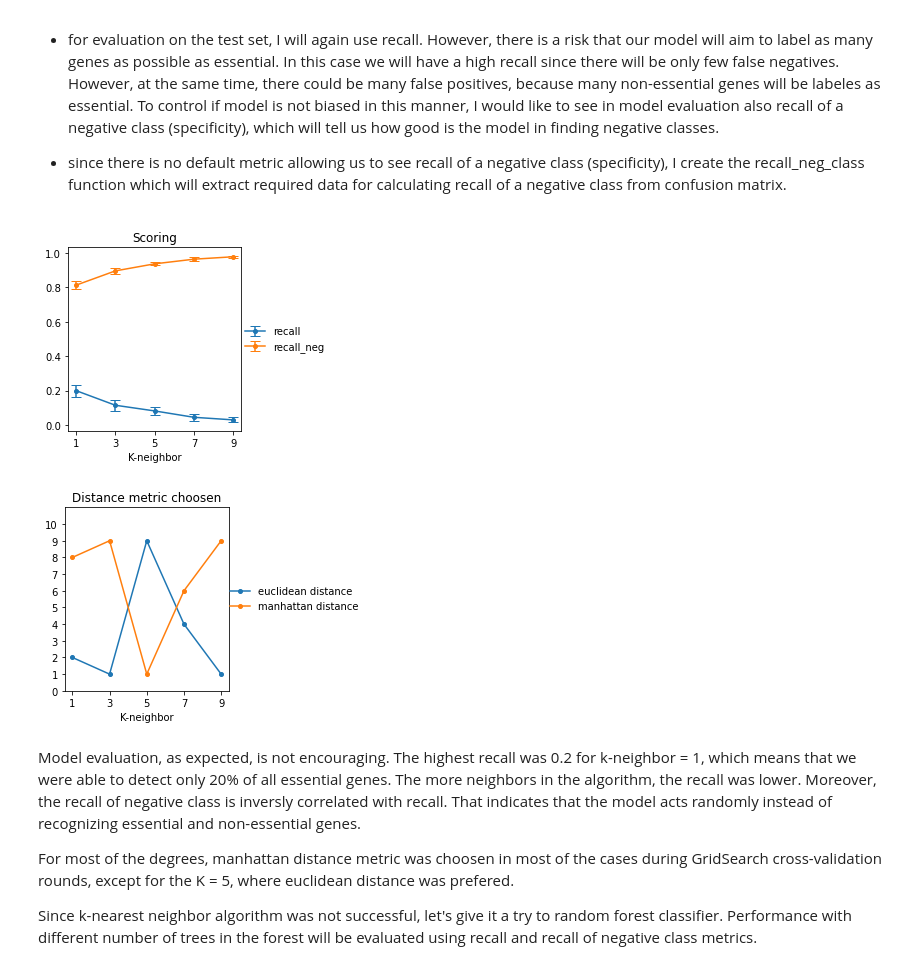
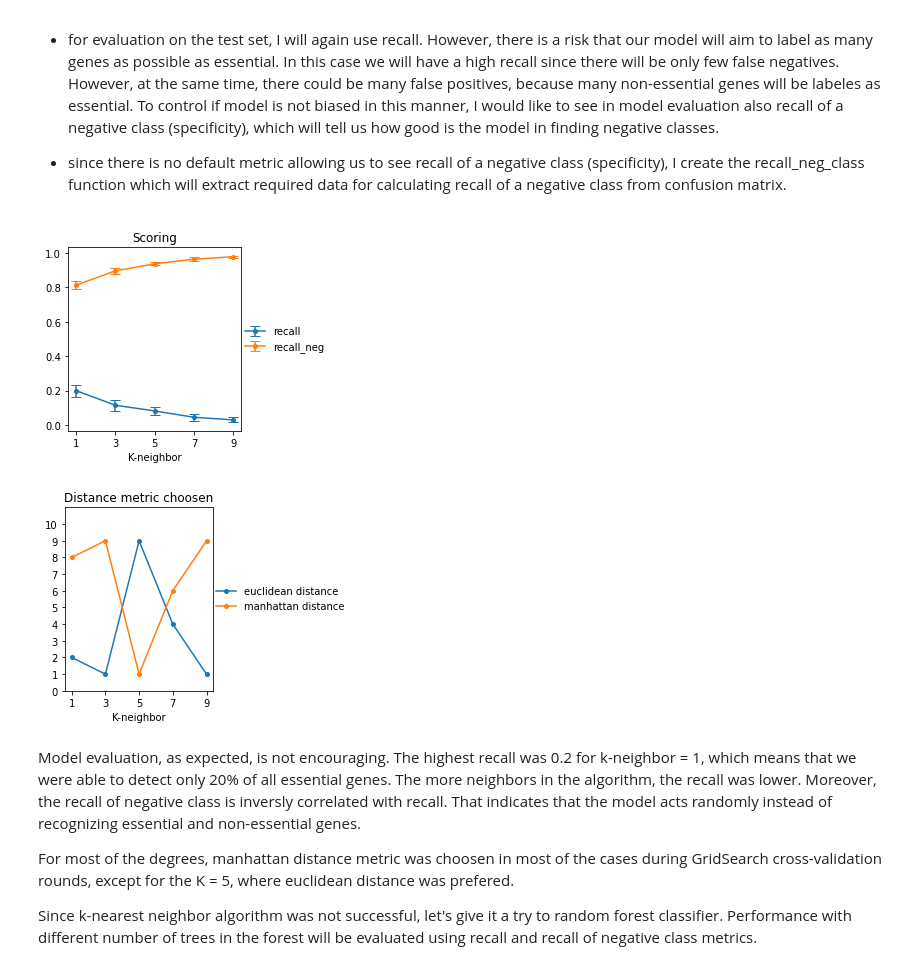
Before and after one commit to piotrsoczewka/Essential_Genes, a Jupyter notebook: Classification.ipynb, the cells around one changed output. Drawn from its saved outputs; the diff is of its cells as text; code cells hidden in the pictures.

```diff
--- a/Classification.ipynb
+++ b/Classification.ipynb
@@ -299,35 +299,35 @@ for k in neighbors:
 
     euclidean_distance.append(best_param.count('euclidean'))
     manhattan_distance.append(best_param.count('manhattan'))
 
 
 # plotting scores of recall and recall_neg scores for each k-neighbor
 plt.figure(figsize = [4.5, 3.5])
 plt.errorbar(neighbors, recall_mean_list, yerr=recall_std_list, capsize=5, marker='o', markersize=4, label='recall')
 plt.errorbar(neighbors, recall_neg_means_list, yerr=recall_neg_std_list, capsize=5, marker='o', markersize=4, label='recall_neg')
 plt.title('Scoring')
 plt.xticks(neighbors)
 plt.xlabel('K-neighbor')
 plt.legend(frameon=False, loc=10, bbox_to_anchor=(1.25,0.5), fontsize=10)
 plt.tight_layout()
 plt.show()
 
 
 # plotting best distance metric during each each GridSearchCV round.
 plt.figure(figsize = [5.5, 3.5])
 plt.plot(neighbors, euclidean_distance, marker='o', markersize=4, label='euclidean distance')
 plt.plot(neighbors, manhattan_distance, marker='o', markersize=4, label='manhattan distance')
 plt.title('Distance metric choosen')
 plt.xticks(neighbors)
 plt.xlabel('K-neighbor')
 plt.ylim(0,11)
 plt.yticks(range(0,11,1))
-plt.legend(frameon=False, loc=10, bbox_to_anchor=(1.4,0.5), fontsize=10)
+plt.legend(frameon=False, loc=10, bbox_to_anchor=(1.45,0.5), fontsize=10)
 plt.tight_layout()
 plt.show()
 # %% [output]
 [figure]
-[figure, old version]
+[figure, new version]
 # %% [markdown]
 Model evaluation, as expected, is not encouraging. The highest recall was 0.2 for k-neighbor = 1, which means that we were able to detect only 20% of all essential genes. The more neighbors in the algorithm, the recall was lower. Moreover, the recall of negative class is inversly correlated with recall. That indicates that the model acts randomly instead of recognizing essential and non-essential genes.
 
```
Also changed, not shown: 1 other file.
